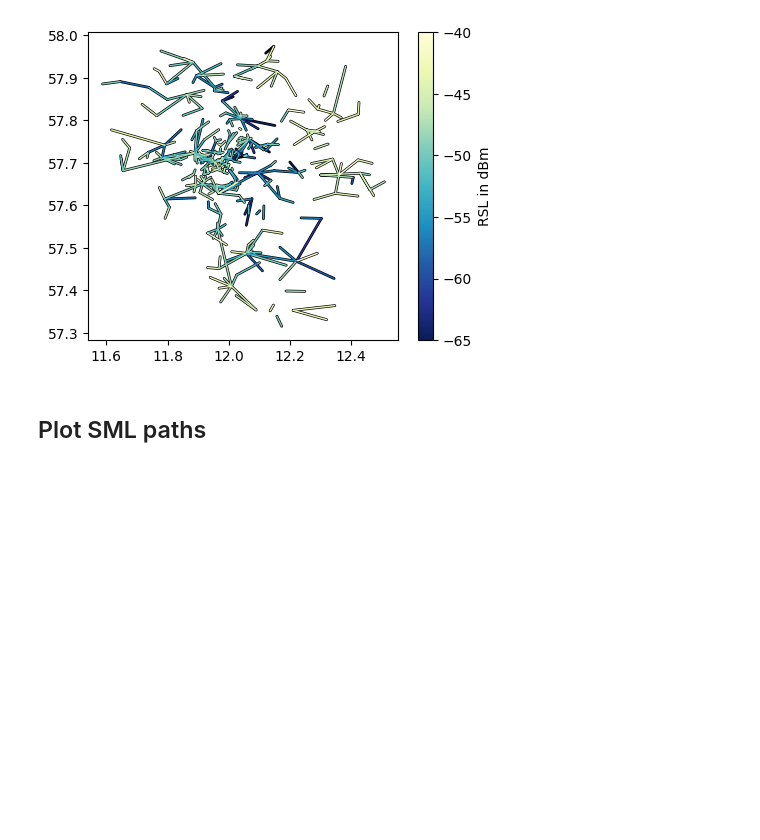
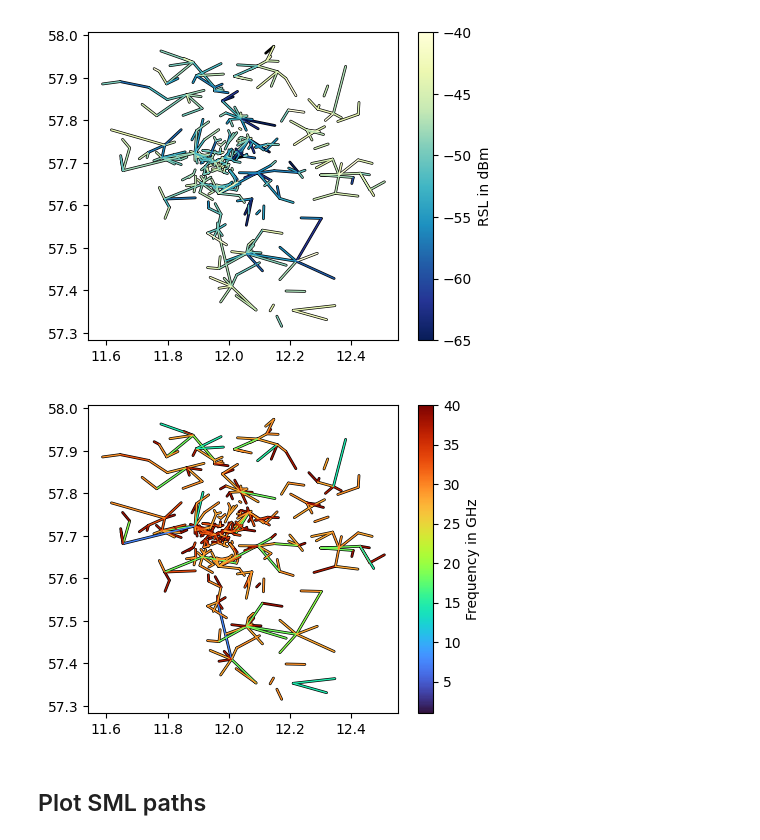
Before and after one commit to OpenSenseAction/poligrain, a Jupyter notebook: docs/notebooks/Plotting.ipynb, the cells around one changed output. Cells and saved outputs as stored; diff of their text form; code cells hidden in the pictures; blank space fills up the shorter version.

Commit message:
add xarray Accessors for plotting and use them in example notebook

```diff
--- a/docs/notebooks/Plotting.ipynb
+++ b/docs/notebooks/Plotting.ipynb
@@ -37,6 +35,13 @@ lines = plg.plot_map.plot_lines(da_rsl, cmap="YlGnBu_r", ax=ax, vmin=-65, vmax=-
 plt.colorbar(lines, label="RSL in dBm");
 # %% [output]
 [figure]
+# %%
+fig, ax = plt.subplots(figsize=(5, 4))
+da_f_GHz = ds_cmls.frequency.isel(sublink_id=0) / 1e3
+lines = da_f_GHz.plg.plot_cmls(vmin=1, vmax=40, ax=ax)
+plt.colorbar(lines, label="Frequency in GHz");
+# %% [output]
+[figure, added]
 # %% [markdown]
 ## Plot SML paths
 # %% [markdown]
```
Also changed, not shown: parts of 3 cells of this notebook, 1 other file.
